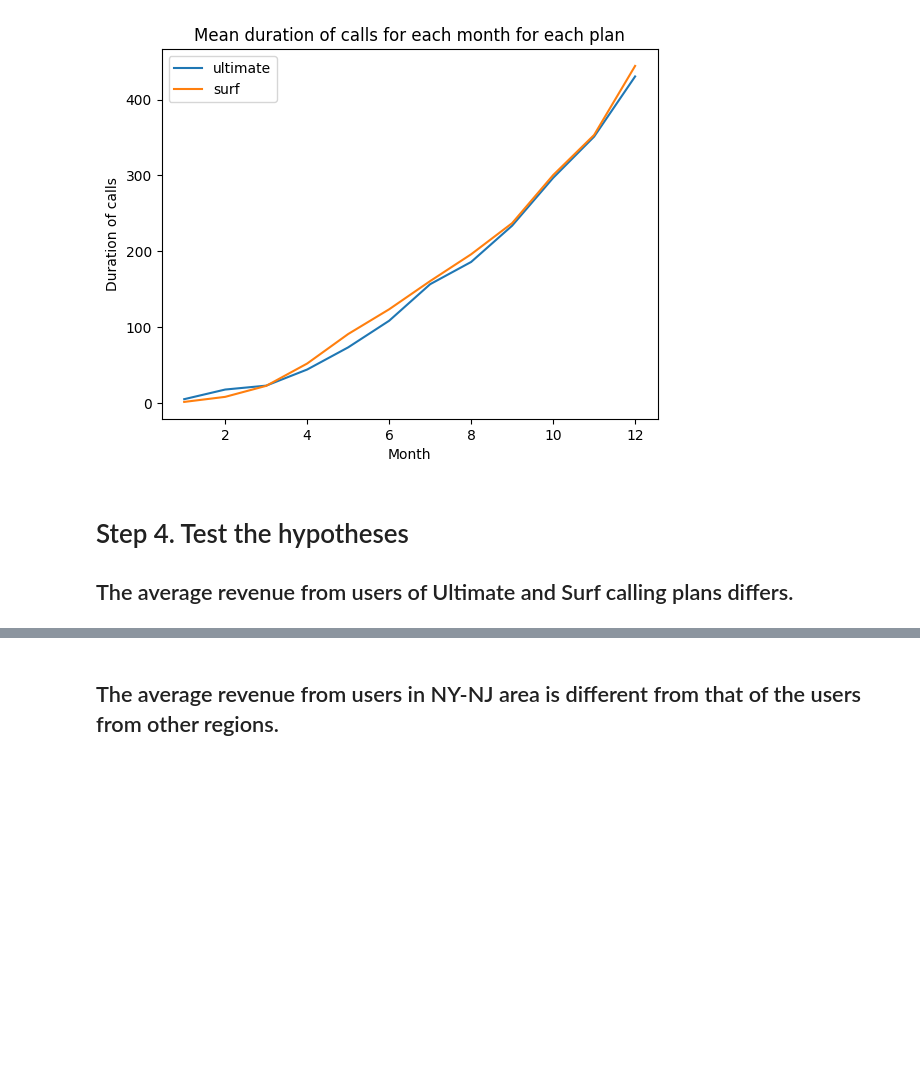
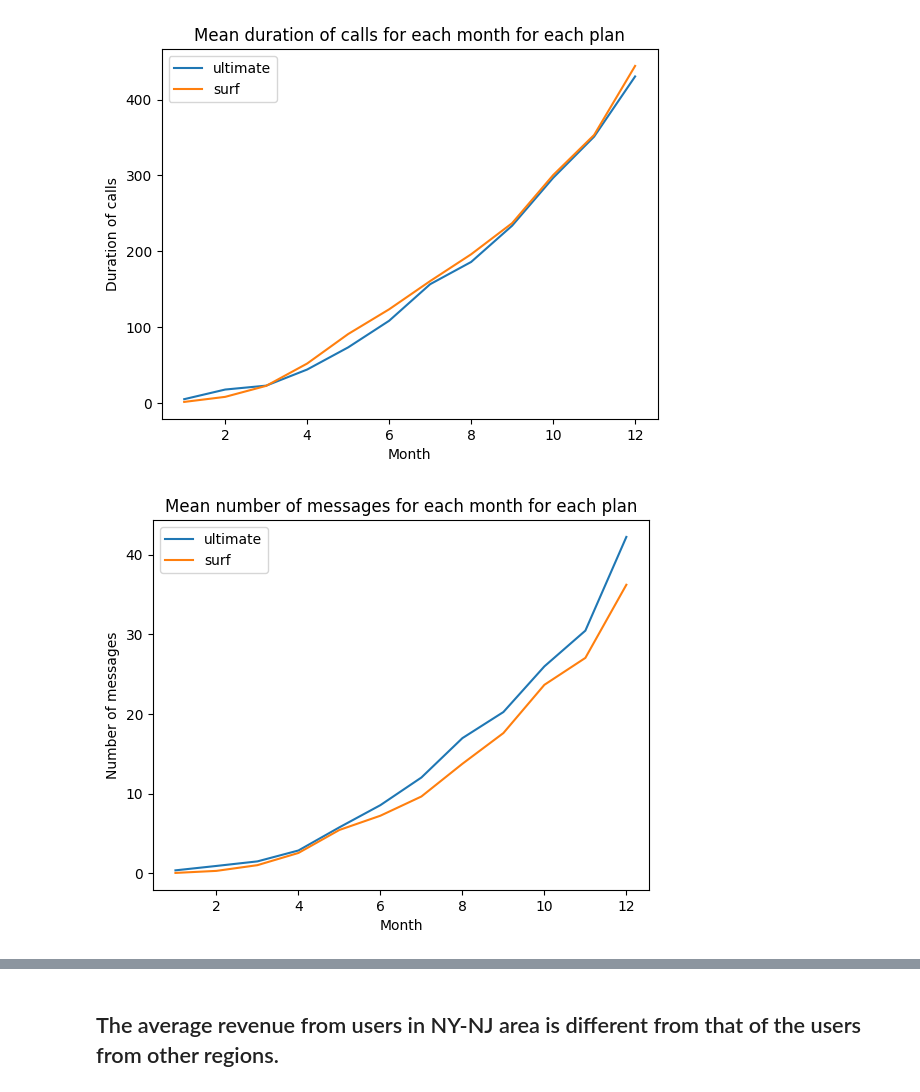
Before and after one commit to makstheimba/data-science-project-3, a Jupyter notebook: main.ipynb, the cells around one changed output, grey strips where cells are left out. Drawn from its saved outputs; the diff is of its cells as text; code cells hidden in the pictures; blank space fills up the shorter version.

```diff
--- a/main.ipynb
+++ b/main.ipynb
@@ -283,6 +284,18 @@ plt.ylabel('Duration of calls')
 plt.show()
 # %% [output]
 [figure]
-# %% [markdown]
-# Step 4. Test the hypotheses
-## The average revenue from users of Ultimate and Surf calling plans differs.
+# %%
+messages_by_user_per_month['plan'] = users_df['plan']
+
+#plot mean number of messages for each month for each plan
+for plan in messages_by_user_per_month['plan'].unique():
+    df = messages_by_user_per_month.query('plan == @plan')[months]
+    plt.plot(months, df.mean(), label=plan)
+
+plt.legend()
+plt.title('Mean number of messages for each month for each plan')
+plt.xlabel('Month')
+plt.ylabel('Number of messages')
+plt.show()
+# %% [output]
+[figure, added]
```
Also changed, not shown: parts of 6 cells of this notebook.
